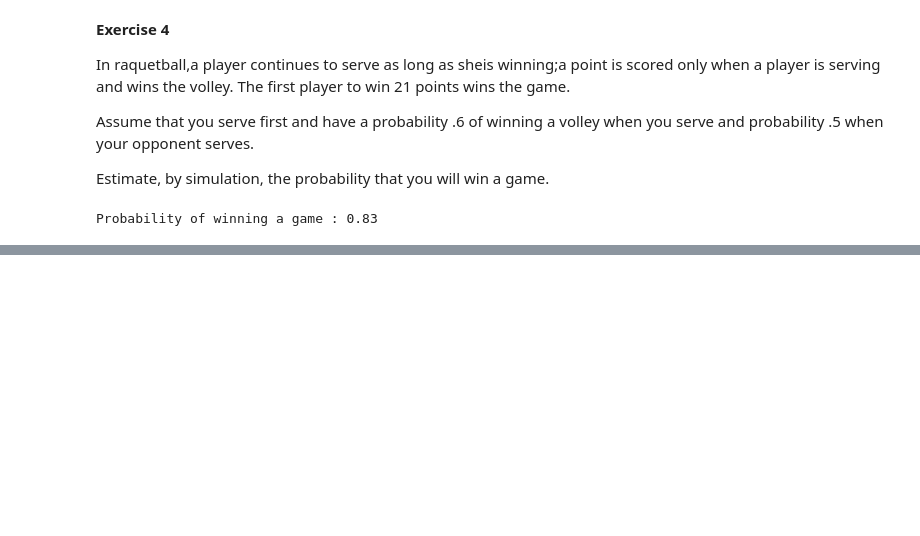
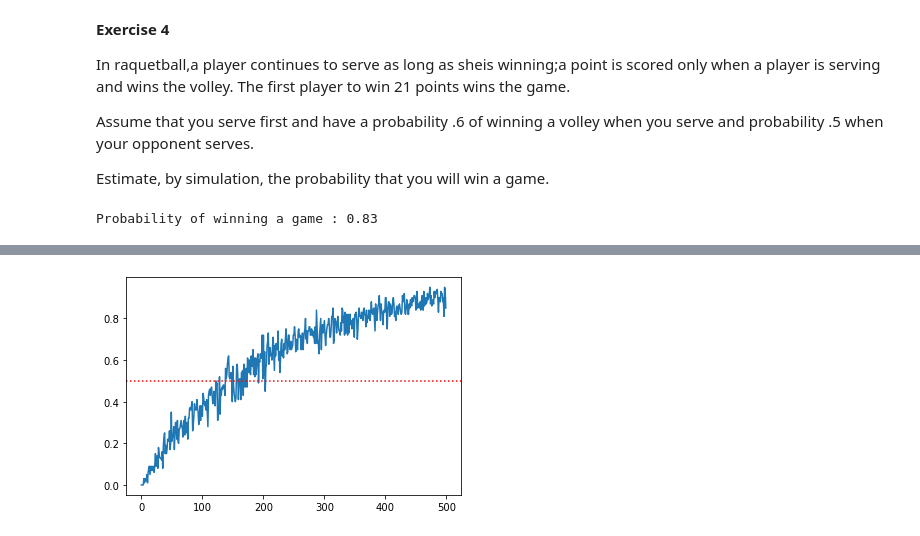
Before and after one commit to ivaturi/onepercent, a Jupyter notebook: ds/notebooks/grinstead-snell-intro-to-probability/chapter1.ipynb, the cells around one changed output, grey strips where cells are left out. Saved outputs shown, nothing was run; the diff lists cells and outputs as text; code cells hidden in the pictures; blank space fills up the shorter version.

```diff
--- a/ds/notebooks/grinstead-snell-intro-to-probability/chapter1.ipynb
+++ b/ds/notebooks/grinstead-snell-intro-to-probability/chapter1.ipynb
@@ -218,0 +227,21 @@ Probability of winning a game : 0.83
+# %%
+die_cast = lambda: 1 + int(6*random.random())
+
+def roll_dice():
+    return sum([die_cast() for _ in range(3)]) == 18
+
+def game(throws):
+    # you win if you roll three sixes at least once
+    return sum([roll_dice() for _ in range(throws)]) > 0
+
+
+nsims = 100
+p_win = []
+for throws in range(0, 500):
+    p_win.append(sum([game(throws) for _ in range(nsims)])/nsims)
+
+plt.plot(p_win)
+plt.axhline(y=0.5, color='red', linestyle=":")
+plt.show()
+# %% [output]
+[figure, added]
```
Also changed, not shown: parts of 3 cells of this notebook.
